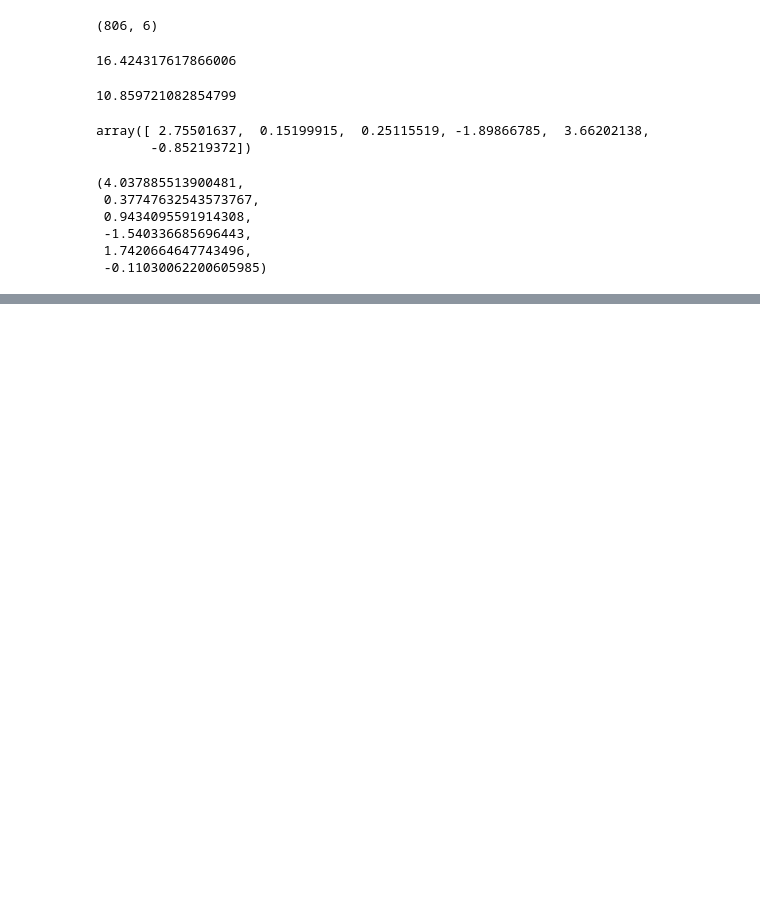
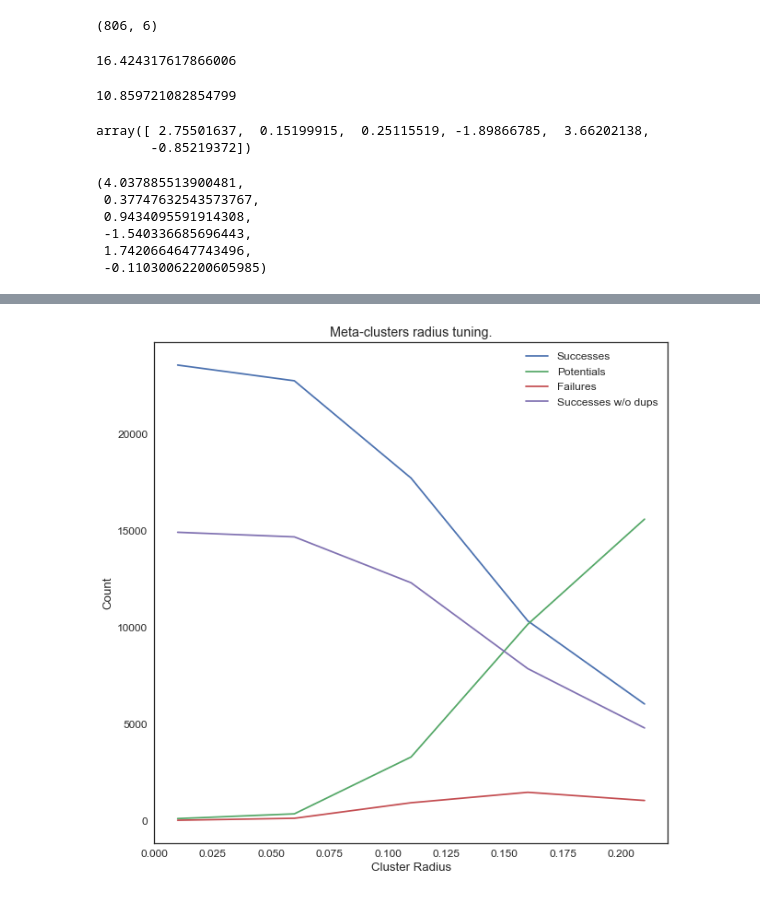
Before and after one commit to pblankley/itf_linking, a Jupyter notebook: linkitf/orbit_fitting.ipynb, the cells around one changed output, grey strips where cells are left out. Saved outputs shown, nothing was run; the diff lists cells and outputs as text; code cells hidden in the pictures; blank space fills up the shorter version.

```diff
--- a/linkitf/orbit_fitting.ipynb
+++ b/linkitf/orbit_fitting.ipynb
@@ -617,0 +665,22 @@ visual.vis_orbits(orb_elements,limits=True)
+# %%
+def eu(ev_dict):
+    all_clusts = set(ev_dict.keys())
+    success,potential,failure,trkls,dups = 0,0,0,[],0
+    for clust in all_clusts:
+        cc = cl.member_counts(clust)
+        if len(cc)>1 and any(i>3 for i in cc.values()):
+            potential+=1
+        elif len(cc)>1:
+            failure+=1
+        else:
+            success+=1
+            flag=0
+            for tr in cc.keys():
+                if tr not in trkls:
+                    trkls.append(tr)
+                else:
+                    flag=1
+            dups+=flag
+    return success,potential,failure,dups
+
+# def dup()
@@ -617,0 +704,13 @@ visual.vis_orbits(orb_elements,limits=True)
+# %%
+fig,ax=plt.subplots(figsize=(10,10))
+ax.plot(rrr,ss,label='Successes')
+ax.plot(rrr,pp,label='Potentials')
+ax.plot(rrr,ff,label='Failures')
+ax.plot(rrr,ssdd,label='Successes w/o dups')
+ax.set_xlabel('Cluster Radius')
+ax.set_ylabel('Count')
+ax.set_title('Meta-clusters radius tuning.')
+plt.legend()
+plt.savefig('plots/meta_cluster_elbow_extended.png')
+# %% [output]
+[figure, added]
```
Also changed, not shown: parts of 20 cells of this notebook, 18 other files.
